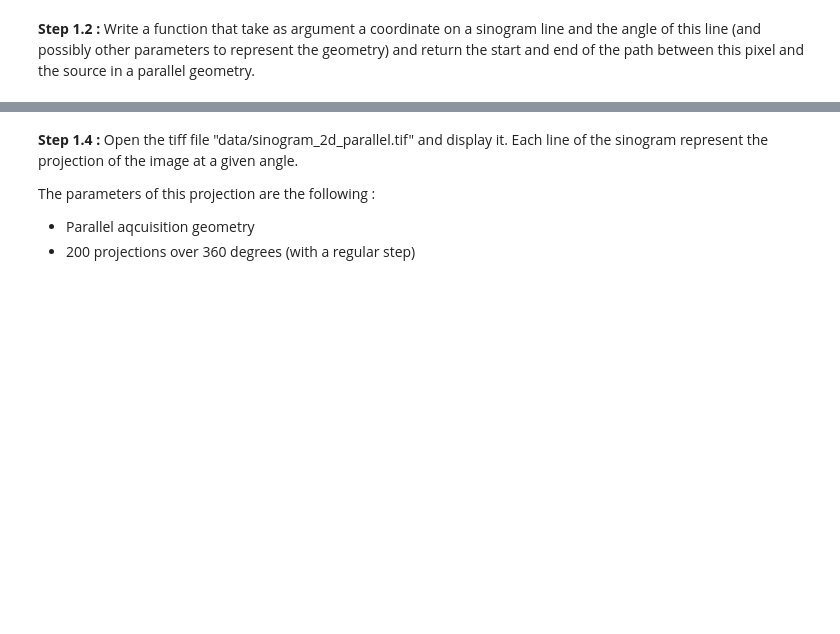
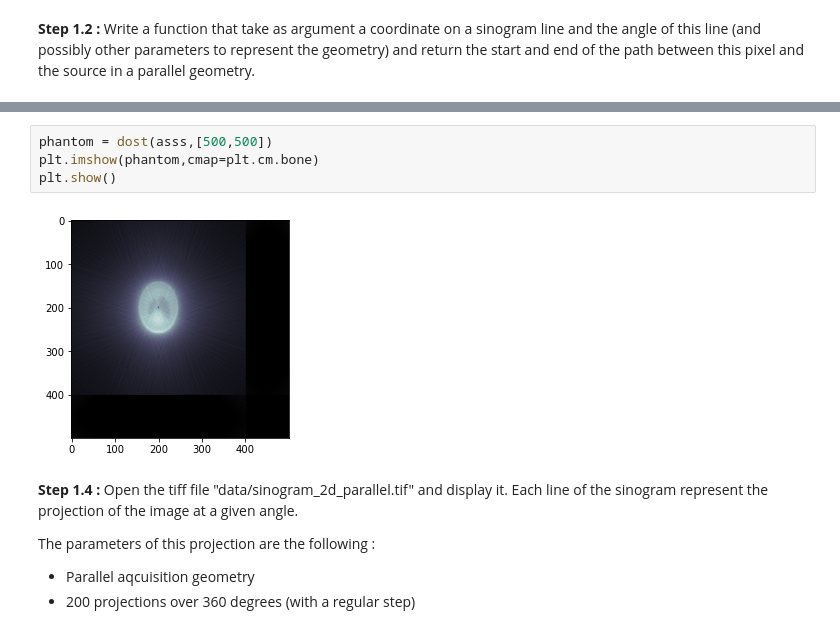
Before and after one commit to niazoys/Tomographic-Reconstruction-From-Sinogram, a Jupyter notebook: AR_Assignment3.ipynb, the cells around one changed output, grey strips where cells are left out. Drawn from its saved outputs; the diff is of its cells as text; blank space fills up the shorter version.

```diff
--- a/AR_Assignment3.ipynb
+++ b/AR_Assignment3.ipynb
@@ -119,3 +169,9 @@ print(p1,p2)
+# %%
+phantom = dost(asss,[500,500])
+plt.imshow(phantom,cmap=plt.cm.bone)
+plt.show()
+# %% [output]
+[figure, added]
 # %% [markdown]
 **Step 1.4 :** Open the tiff file "data/sinogram_2d_parallel.tif" and display it. Each line of the sinogram represent the projection of the image at a given angle.
 
```
Also changed, not shown: parts of 14 cells of this notebook.
